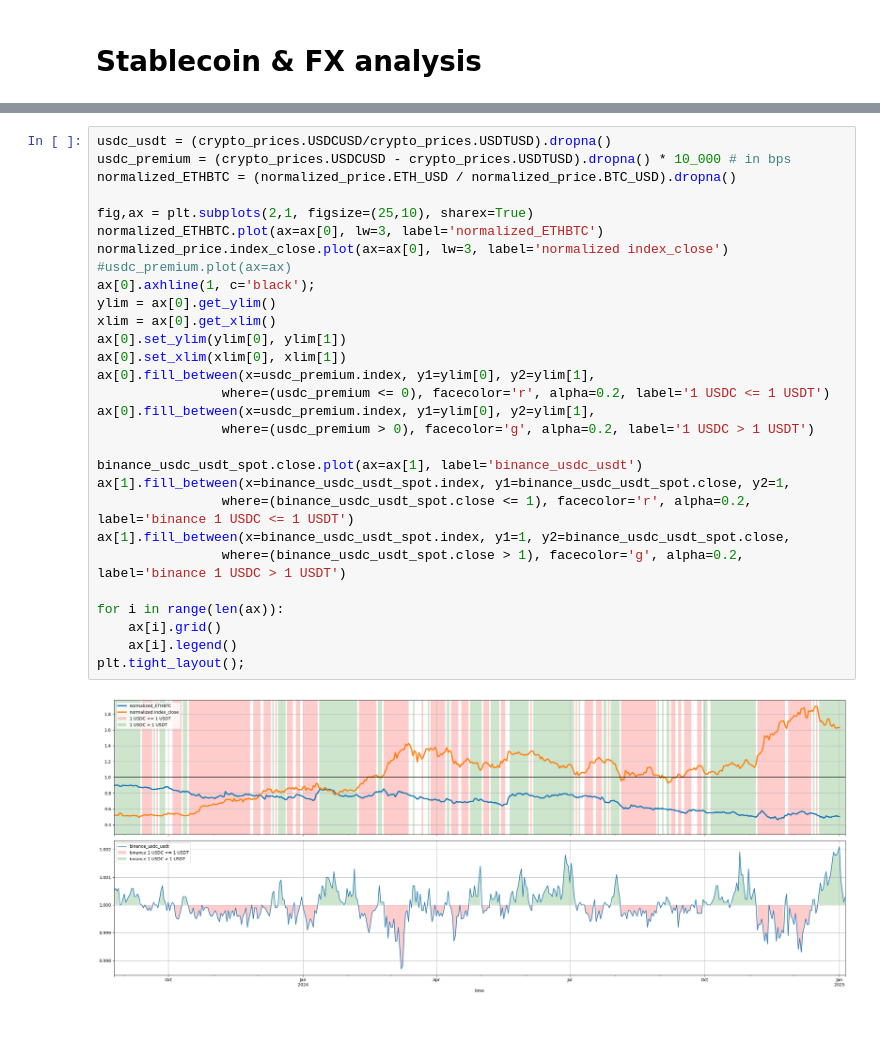
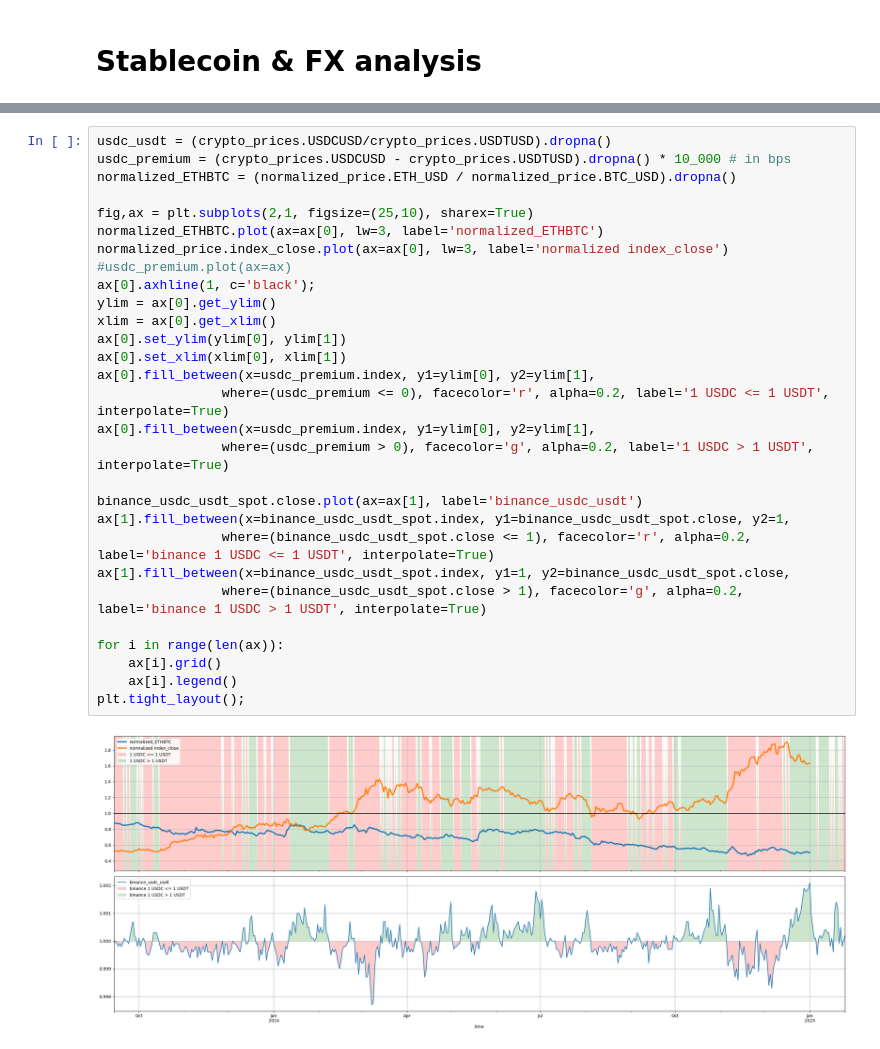
Before and after one commit to duckeun16/Crypto, a Jupyter notebook: Crypto Analysis.ipynb, the cells around one changed output, grey strips where cells are left out. Saved outputs shown, nothing was run; the diff lists cells and outputs as text.

```diff
--- a/Crypto Analysis.ipynb
+++ b/Crypto Analysis.ipynb
@@ -137,34 +136,34 @@ stablecoin_fx_pairs = stablecoin_fx_pairs.dropna()
 # %%
 usdc_usdt = (crypto_prices.USDCUSD/crypto_prices.USDTUSD).dropna()
 usdc_premium = (crypto_prices.USDCUSD - crypto_prices.USDTUSD).dropna() * 10_000 # in bps
 normalized_ETHBTC = (normalized_price.ETH_USD / normalized_price.BTC_USD).dropna()
 
 fig,ax = plt.subplots(2,1, figsize=(25,10), sharex=True)
 normalized_ETHBTC.plot(ax=ax[0], lw=3, label='normalized_ETHBTC')
 normalized_price.index_close.plot(ax=ax[0], lw=3, label='normalized index_close')
 #usdc_premium.plot(ax=ax)
 ax[0].axhline(1, c='black');
 ylim = ax[0].get_ylim()
 xlim = ax[0].get_xlim()
 ax[0].set_ylim(ylim[0], ylim[1])
 ax[0].set_xlim(xlim[0], xlim[1])
 ax[0].fill_between(x=usdc_premium.index, y1=ylim[0], y2=ylim[1],
-                where=(usdc_premium <= 0), facecolor='r', alpha=0.2, label='1 USDC <= 1 USDT')
+                where=(usdc_premium <= 0), facecolor='r', alpha=0.2, label='1 USDC <= 1 USDT', interpolate=True)
 ax[0].fill_between(x=usdc_premium.index, y1=ylim[0], y2=ylim[1],
-                where=(usdc_premium > 0), facecolor='g', alpha=0.2, label='1 USDC > 1 USDT')
+                where=(usdc_premium > 0), facecolor='g', alpha=0.2, label='1 USDC > 1 USDT', interpolate=True)
 
 binance_usdc_usdt_spot.close.plot(ax=ax[1], label='binance_usdc_usdt')
 ax[1].fill_between(x=binance_usdc_usdt_spot.index, y1=binance_usdc_usdt_spot.close, y2=1,
-                where=(binance_usdc_usdt_spot.close <= 1), facecolor='r', alpha=0.2, label='binance 1 USDC <= 1 USDT')
+                where=(binance_usdc_usdt_spot.close <= 1), facecolor='r', alpha=0.2, label='binance 1 USDC <= 1 USDT', interpolate=True)
 ax[1].fill_between(x=binance_usdc_usdt_spot.index, y1=1, y2=binance_usdc_usdt_spot.close,
-                where=(binance_usdc_usdt_spot.close > 1), facecolor='g', alpha=0.2, label='binance 1 USDC > 1 USDT')
+                where=(binance_usdc_usdt_spot.close > 1), facecolor='g', alpha=0.2, label='binance 1 USDC > 1 USDT', interpolate=True)
 
 for i in range(len(ax)):
     ax[i].grid()
     ax[i].legend()
 plt.tight_layout();
 # %% [output]
-[figure, old version]
+[figure, new version]
 # %%
 fig,ax = plt.subplots(1,4, figsize=(25,7))
 stablecoin_fx_pairs['binance_usdt_usd'].plot(ax=ax[0], label='binance_usdt_usd', title='compare USDT in USD notional')
```
Also changed, not shown: parts of 13 cells of this notebook, 2 other files.
